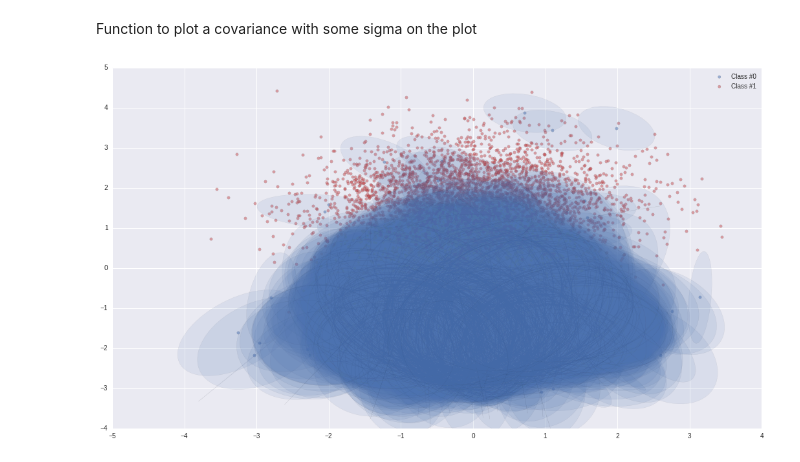
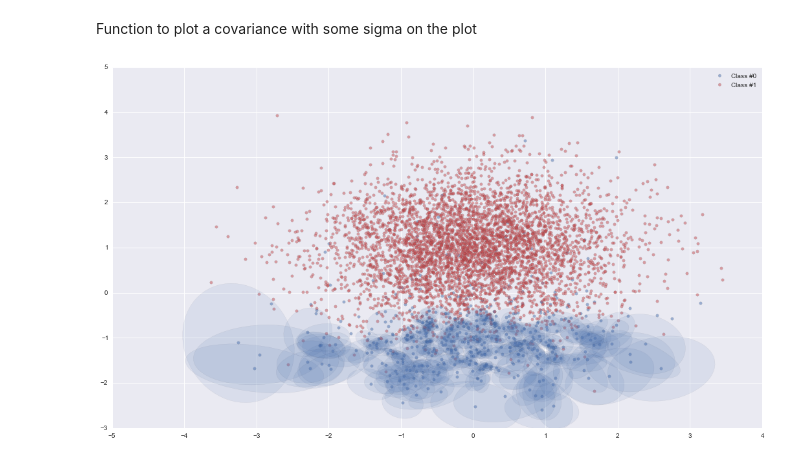
Before and after one commit to I2Cvb/prostate, a Jupyter notebook: notebook/imbalancing-thinkbook.ipynb, the cells around one changed output. Cells and saved outputs as stored; diff of their text form; code cells hidden in the pictures.

```diff
--- a/notebook/imbalancing-thinkbook.ipynb
+++ b/notebook/imbalancing-thinkbook.ipynb
@@ -22,7 +22,7 @@ almost_black = '#262626'
 Generate some data with dimension reduction to observed something.
 # %%
 # Generate some data
-x, y = make_classification(n_features=2, n_redundant=0, n_informative=1, class_sep=1.5,
+x, y = make_classification(n_features=2, n_redundant=0, n_informative=1, class_sep=1.,
                            n_clusters_per_class=1, n_samples=5000, weights=[0.1, 0.9],
                            random_state=9)
 
@@ -158,16 +171,17 @@ def plot_cov_ellipse(cov, pos, nstd=2, ax=None, **kwargs):
 # %%
 # Plot the data
 plt.figure(figsize=(18,10))
 plt.scatter(x[y==0, 0], x[y==0, 1], label="Class #0", alpha=0.5,
             edgecolor=almost_black, facecolor=palette[0], linewidth=0.15)
 plt.scatter(x[y==1, 0], x[y==1, 1], label="Class #1", alpha=0.5,
             edgecolor=almost_black, facecolor=palette[2], linewidth=0.15)
 
 # For each data, let's plot some elippse
-for cm, s in zip(cov_mat, x[idx_min_class]):
-    plot_cov_ellipse(cm, s, nstd=1)
+for cm, s, cs in zip(cov_mat, x[idx_min_class], idx_cons):
+    if (cs == False):
+        plot_cov_ellipse(cm, s, nstd=2.25)
 
 plt.legend()
 plt.show()
 # %% [output]
-[figure, old version]
+[figure, new version]
```
Also changed, not shown: parts of 4 cells of this notebook.
